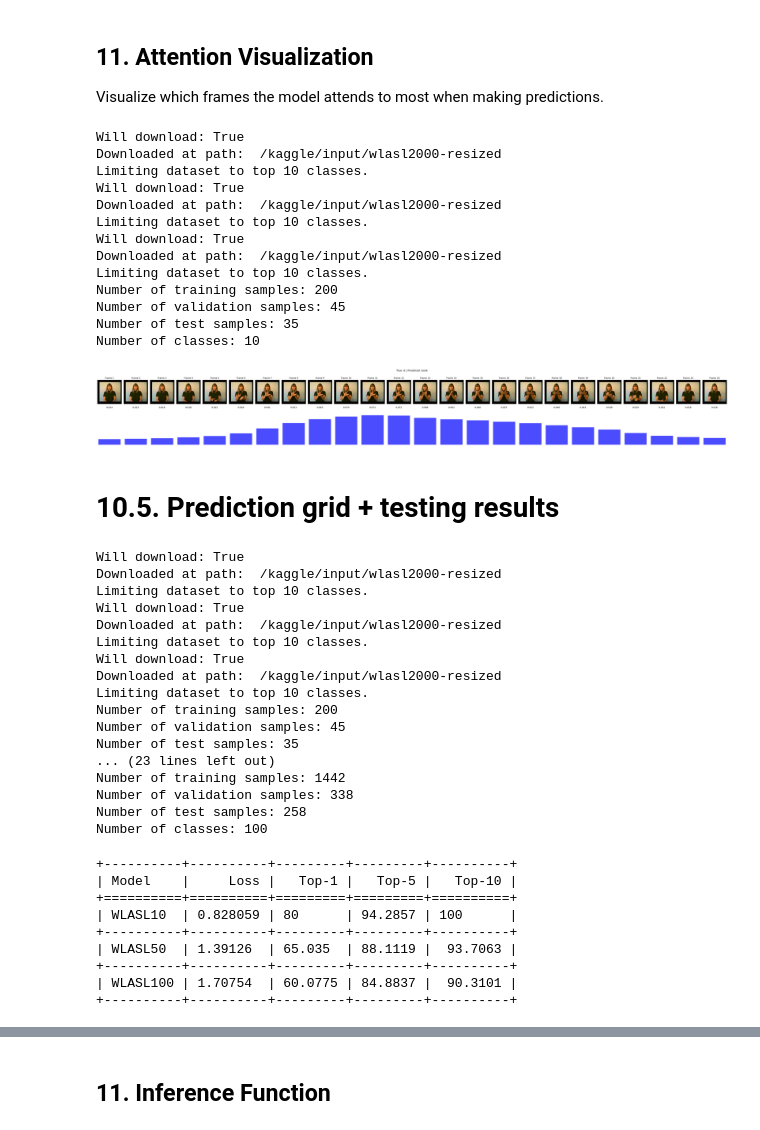
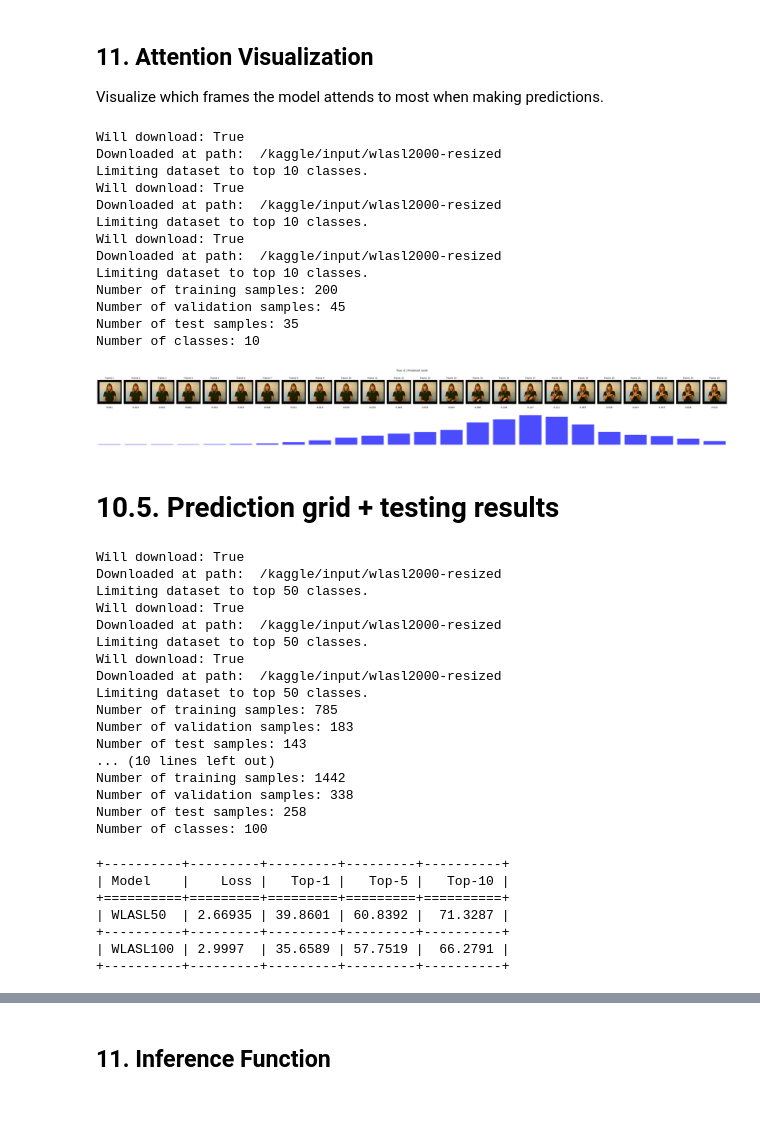
Before and after one commit to Federico-Shih/aslive-sign2text, a Jupyter notebook: sign2text_model.ipynb, the cells around one changed output, grey strips where cells are left out. Cells and saved outputs as stored; diff of their text form; code cells hidden in the pictures.

Commit message:
Final result

```diff
--- a/sign2text_model.ipynb
+++ b/sign2text_model.ipynb
@@ -504,16 +504,16 @@ VIDEO_DIR = "/content/drive/MyDrive/wlasl_resized/wlasl-complete/videos"  # Path
 # Model hyperparameters
 NUM_FRAMES = 24           # Number of frames to sample from each video
 FEATURE_DIM = 512        # CNN feature dimension
-HIDDEN_DIM = 256         # LSTM hidden dimension
+HIDDEN_DIM = 128         # LSTM hidden dimension
 NUM_LSTM_LAYERS = 2      # Number of LSTM layers
-DROPOUT = 0.2            # Dropout rate
+DROPOUT = 0.0            # Dropout rate
 EPOCHS_UNTIL_UNFREEZE = 50
 FREEZE_CNN = True       # Whether to freeze CNN backbone
 PRETRAINED_CNN = True    # Use pretrained CNN weights
 
 # Training hyperparameters
-BATCH_SIZE = 20           # Batch size (adjust based on GPU memory)
-LEARNING_RATE = 1e-4     # Learning rate
+BATCH_SIZE = 32           # Batch size (adjust based on GPU memory)
+LEARNING_RATE = 1e-3     # Learning rate
 NUM_EPOCHS = 200          # Number of training epochs
 WEIGHT_DECAY = 1e-4     # L2 regularization
 IMG_SIZE=224
@@ -638,6 +639,7 @@ model = Sign2TextModel(
     pretrained_cnn=PRETRAINED_CNN,
     freeze_cnn=FREEZE_CNN,
     max_frames=NUM_FRAMES,
+    classification_layers=(64,)
 ).to(device)
 
 print(f"\nTotal parameters: {sum(p.numel() for p in model.parameters()):,}")
@@ -744,4 +750,4 @@ def train_model(model, train_loader, val_loader, freeze=FREEZE_CNN, epochs_until
 # %%
 train, val, _ = train_val_test_split(classes=CLASSES_COUNT)
 
-train_model(model, train, val, freeze=FREEZE_CNN, epochs_until_unfreeze=EPOCHS_UNTIL_UNFREEZE,  model_path=MODEL_PATH, cont=False)
+train_model(model, train, val, freeze=True, num_epochs=150, epochs_until_unfreeze=120, cont=True)
@@ -861,13 +832,13 @@ Available scalar tags: ['Loss/Train', 'Loss/Validation', 'Accuracy/Train', 'Accu
 # %%
 # Load best model and evaluate on test set
-checkpoint = torch.load('/content/drive/MyDrive/Intro_2_DL/2d_cnn_lstm_wlasl10_test.pth')
-model.load_state_dict(checkpoint['model_state_dict'])
+checkpoint = torch.load('/content/drive/MyDrive/Intro_2_DL/2d_cnn_lstm_wlasl50.pth')
+model50.load_state_dict(checkpoint['model_state_dict'])
 
 _, _, test_loader = train_val_test_split(classes=10)
 criterion = nn.CrossEntropyLoss()
 
 
-test_loss, test_acc = evaluate(model, test_loader, criterion, device)
+test_loss, test_acc = evaluate(model50, test_loader, criterion, device)
 print(f"\nTest Results:")
 print(f"Test Loss: {test_loss:.4f}")
 print(f"Test Accuracy: {test_acc:.2f}%")
@@ -952,26 +923,26 @@ def visualize_attention(model, frames, true_label, label_map, device):
 # %%
 _, _, test = train_val_test_split(classes=10)
 
 
 # Visualize attention for a sample from the test set
 sample_idx = 0
 frames, label = test.dataset[sample_idx]
-pred, attn = visualize_attention(model, frames, label, test.dataset.label_map, device)
+pred, attn = visualize_attention(model50, frames, label, test.dataset.label_map, device)
 # %% [output]
 Will download: True
 Downloaded at path:  /kaggle/input/wlasl2000-resized
 Limiting dataset to top 10 classes.
 Will download: True
 Downloaded at path:  /kaggle/input/wlasl2000-resized
 Limiting dataset to top 10 classes.
 Will download: True
 Downloaded at path:  /kaggle/input/wlasl2000-resized
 Limiting dataset to top 10 classes.
 Number of training samples: 200
 Number of validation samples: 45
 Number of test samples: 35
 Number of classes: 10
-[figure, old version]
+[figure, new version]
 # %% [markdown]
 # 10.5. Prediction grid + testing results
 # %%
@@ -1029,24 +1000,20 @@ def test_report(model, dataloader, criterion, device):
 
     return epoch_loss, top1_acc, top5_acc, top10_acc
 
-load_model(model10, "/content/drive/MyDrive/Intro_2_DL/2d_cnn_lstm_wlasl10_test.pth")
 
 load_model(model50, "/content/drive/MyDrive/Intro_2_DL/2d_cnn_lstm_wlasl50.pth")
 
 load_model(model100, "/content/drive/MyDrive/Intro_2_DL/2d_cnn_lstm_wlasl100.pth")
 
-_, _, loader10 = train_val_test_split(classes=10)
 _, _, loader50 = train_val_test_split(classes=50)
 _, _, loader100 = train_val_test_split(classes=100)
 
-result10 = test_report(model10, loader10, criterion, device)
 result50 = test_report(model50, loader50, criterion, device)
 result100 = test_report(model100, loader100, criterion, device)
 
 from tabulate import tabulate
 
 data = [
-    ("WLASL10",*result10),
     ("WLASL50",*result50),
     ("WLASL100",*result100)
 ]
@@ -1055,30 +1022,28 @@ print(tabulate(data, headers=headers, tablefmt="grid"))
 # %% [output]
 Will download: True
 Downloaded at path:  /kaggle/input/wlasl2000-resized
-Limiting dataset to top 10 classes.
+Limiting dataset to top 50 classes.
 Will download: True
 Downloaded at path:  /kaggle/input/wlasl2000-resized
-Limiting dataset to top 10 classes.
+Limiting dataset to top 50 classes.
 Will download: True
 Downloaded at path:  /kaggle/input/wlasl2000-resized
-Limiting dataset to top 10 classes.
-Number of training samples: 200
-Number of validation samples: 45
-Number of test samples: 35
-... (23 lines left out)
+Limiting dataset to top 50 classes.
+Number of training samples: 785
+Number of validation samples: 183
+Number of test samples: 143
+... (10 lines left out)
 Number of training samples: 1442
 Number of validation samples: 338
 Number of test samples: 258
 Number of classes: 100
-+----------+----------+---------+---------+----------+
-| Model    |     Loss |   Top-1 |   Top-5 |   Top-10 |
-+==========+==========+=========+=========+==========+
-| WLASL10  | 0.828059 | 80      | 94.2857 | 100      |
-+----------+----------+---------+---------+----------+
-| WLASL50  | 1.39126  | 65.035  | 88.1119 |  93.7063 |
-+----------+----------+---------+---------+----------+
-| WLASL100 | 1.70754  | 60.0775 | 84.8837 |  90.3101 |
-+----------+----------+---------+---------+----------+
++----------+---------+---------+---------+----------+
+| Model    |    Loss |   Top-1 |   Top-5 |   Top-10 |
++==========+=========+=========+=========+==========+
+| WLASL50  | 2.66935 | 39.8601 | 60.8392 |  71.3287 |
++----------+---------+---------+---------+----------+
+| WLASL100 | 2.9997  | 35.6589 | 57.7519 |  66.2791 |
++----------+---------+---------+---------+----------+
 # %%
 def show_evaluation_grid(model, dataloader, class_names, device, N=3, M=4):
     """
```
Also changed, not shown: parts of 10 cells of this notebook.
